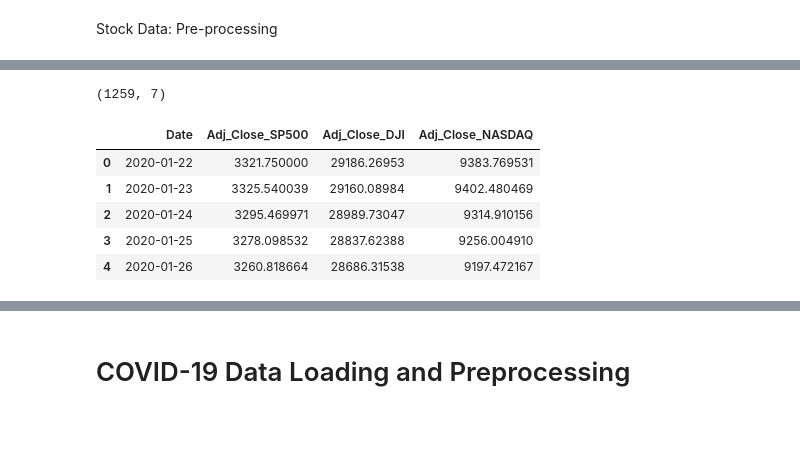
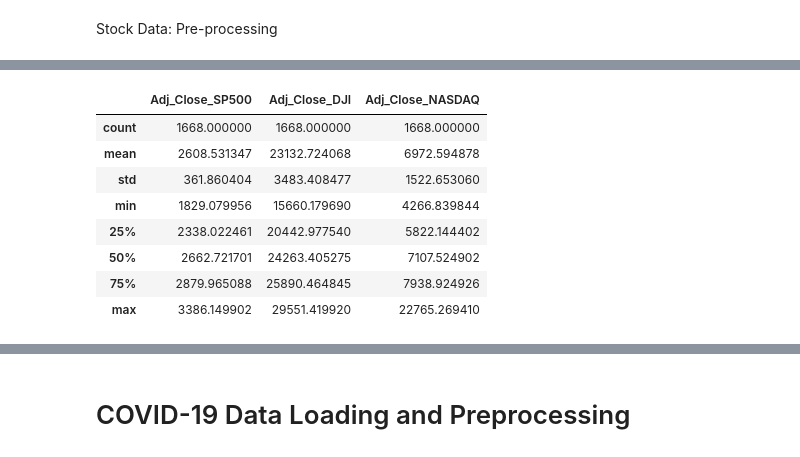
Before and after one commit to gandhimonil9823/Covid_Stock_Analysis, a Jupyter notebook: Covid_Stock.ipynb, the cells around one changed output, grey strips where cells are left out. Saved outputs shown, nothing was run; the diff lists cells and outputs as text; code cells hidden in the pictures; blank space fills up the shorter version.

```diff
--- a/Covid_Stock.ipynb
+++ b/Covid_Stock.ipynb
@@ -110 +118,22 @@ df_with_missing_historical = pd.read_csv("/content/drive/Shared drives/Stock_Cov
+# %%
+# Reading CSVs for three stock indices
+# df = pd.read_csv("/content/drive/Shared drives/Stock_Covid_Data/stock_data/DJI.csv")
+# df_DJI = df[["Date", "Adj Close", "Volume"]]
+
+# df = pd.read_csv("/content/drive/Shared drives/Stock_Covid_Data/stock_data/NASDAQ.csv")
+# df_NASDAQ = df[["Date", "Adj Close", "Volume"]]
+
+# df_snp500_original = pd.read_csv("/content/drive/Shared drives/Stock_Covid_Data/stock_data/S&P500.csv")
+
+# df_SP500 = df_snp500_original[["Date", "Adj Close", "Volume"]]
+
+# df_covid_clean_complete = pd.read_csv("/content/drive/Shared drives/Stock_Covid_Data/COVID_19/covid_19_clean_complete.csv")
+
+# trend_seasonality_df = pd.read_csv("/content/drive/Shared drives/Stock_Covid_Data/COVID_19/trend_seasonality_covid.csv")
+
+
+# df_centroid = pd.read_csv("/content/drive/Shared drives/Stock_Covid_Data/COVID_19/pre_processed_centroid.csv")
+
+df_with_missing = pd.read_csv("/content/drive/Shareddrives/Stock_Covid_Data/stock_data/Stock_2016_2020 - Sheet1 (1).csv")
+# df_with_missing_historical = pd.read_csv("/content/drive/Shared drives/Stock_Covid_Data/stock_data/historical_data_filled_188.csv")
 # %%
@@ -128,14 +148,13 @@ df_stock_data.head()
-# %%
-df_stock_data.shape
-# %% [output]
-(1259, 7)
 # %%
-df_with_missing.head()
+df_with_missing.describe()
 # %% [output]
-|  | Date | Adj_Close_SP500 | Adj_Close_DJI | Adj_Close_NASDAQ |
-| 0 | 2020-01-22 | 3321.750000 | 29186.26953 | 9383.769531 |
-| 1 | 2020-01-23 | 3325.540039 | 29160.08984 | 9402.480469 |
-| 2 | 2020-01-24 | 3295.469971 | 28989.73047 | 9314.910156 |
-| 3 | 2020-01-25 | 3278.098532 | 28837.62388 | 9256.004910 |
-| 4 | 2020-01-26 | 3260.818664 | 28686.31538 | 9197.472167 |
+|  | Adj_Close_SP500 | Adj_Close_DJI | Adj_Close_NASDAQ |
+| count | 1668.000000 | 1668.000000 | 1668.000000 |
+| mean | 2608.531347 | 23132.724068 | 6972.594878 |
+| std | 361.860404 | 3483.408477 | 1522.653060 |
+| min | 1829.079956 | 15660.179690 | 4266.839844 |
+| 25% | 2338.022461 | 20442.977540 | 5822.144402 |
+| 50% | 2662.721701 | 24263.405275 | 7107.524902 |
+| 75% | 2879.965088 | 25890.464845 | 7938.924926 |
+| max | 3386.149902 | 29551.419920 | 22765.269410 |
 # %%
```
Also changed, not shown: parts of 41 cells of this notebook.
